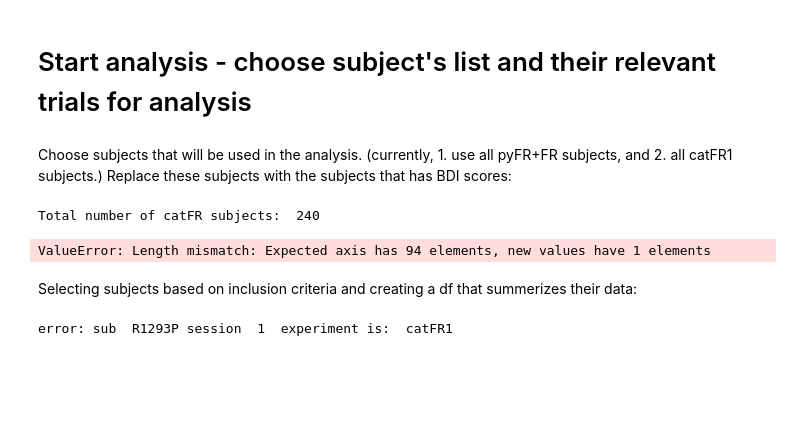
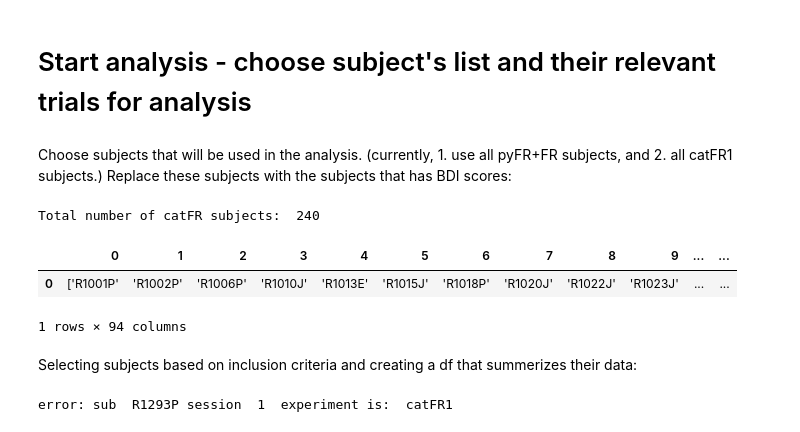
Before and after one commit to NoaHerz/Mental_health, a Jupyter notebook: ieeg_analysis.ipynb, the cells around one changed output. Cells and saved outputs as stored; diff of their text form; code cells hidden in the pictures; blank space fills up the shorter version.

```diff
--- a/ieeg_analysis.ipynb
+++ b/ieeg_analysis.ipynb
@@ -32,10 +32,12 @@ Total number of catFR subjects:  240
 # %%
 #Subject list of those with essential values (anxiety, depression, IQ, years of edu, and age of implant)
 data = pd.read_csv('select_subs.txt', header=None)
-data.columns = ["subject"]
+# data.columns = ["subject"]
 data
 # %% [output]
+|  | 0 | 1 | 2 | 3 | 4 | 5 | 6 | 7 | 8 | 9 | ... | ... |
+| 0 | ['R1001P' | 'R1002P' | 'R1006P' | 'R1010J' | 'R1013E' | 'R1015J' | 'R1018P' | 'R1020J' | 'R1022J' | 'R1023J' | ... | ... |
-ValueError: Length mismatch: Expected axis has 94 elements, new values have 1 elements
+1 rows × 94 columns
 # %% [markdown]
 Selecting subjects based on inclusion criteria and creating a df that summerizes their data:
 # %%
```
Also changed, not shown: 1 other file.
